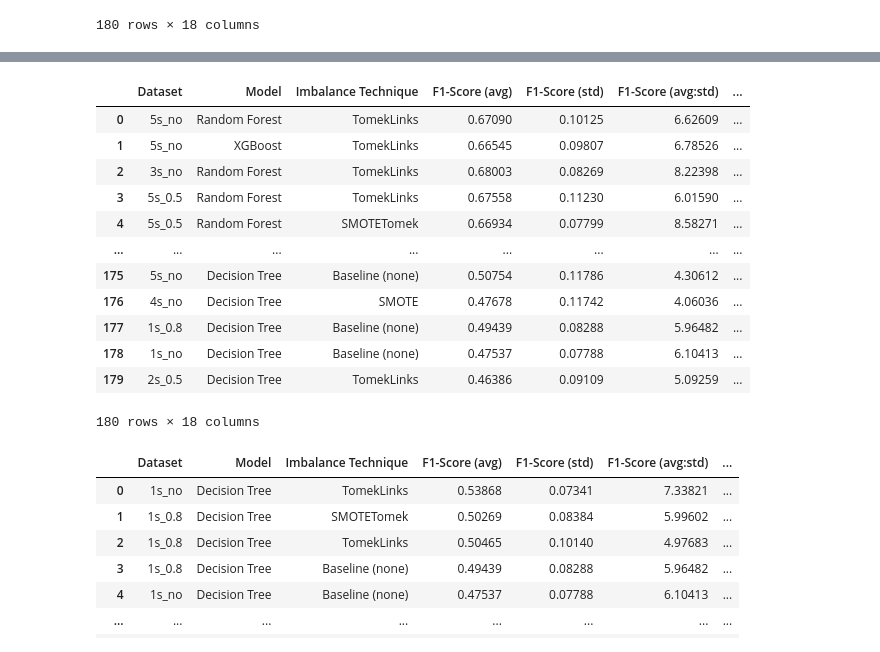
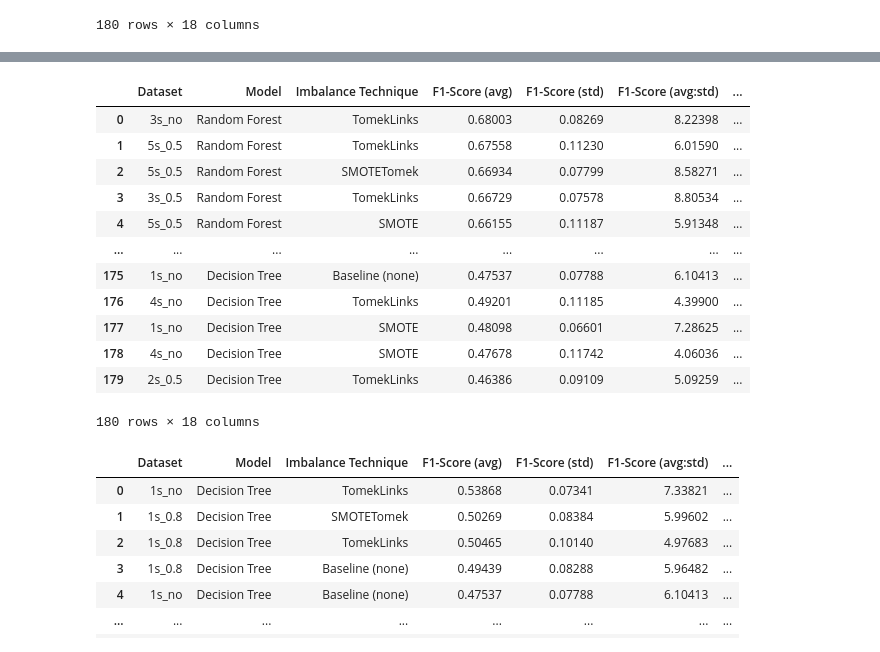
Before and after one commit to edumabagraham/uropatch-data-analysis, a Jupyter notebook: select_top_dataset.ipynb, the cells around one changed output, grey strips where cells are left out. Saved outputs shown, nothing was run; the diff lists cells and outputs as text; code cells hidden in the pictures.

```diff
--- a/select_top_dataset.ipynb
+++ b/select_top_dataset.ipynb
@@ -135,19 +135,19 @@ df.to_csv('/home/edumaba/Public/MPhil_Thesis/Code/uropatch-data-analysis/imb_fil
 # %%
 # Sort in descending order based on 'Recall Void (avg:std)'
-df_sorted = df.sort_values(by='Recall (avg)', ascending=False).reset_index(drop=True)
+df_sorted = df.sort_values(by='Macro F1 (avg)', ascending=False).reset_index(drop=True)
 df_sorted
 # %% [output]
 |  | Dataset | Model | Imbalance Technique | F1-Score (avg) | F1-Score (std) | F1-Score (avg:std) | ... |
-| 0 | 5s_no | Random Forest | TomekLinks | 0.67090 | 0.10125 | 6.62609 | ... |
-| 1 | 5s_no | XGBoost | TomekLinks | 0.66545 | 0.09807 | 6.78526 | ... |
-| 2 | 3s_no | Random Forest | TomekLinks | 0.68003 | 0.08269 | 8.22398 | ... |
-| 3 | 5s_0.5 | Random Forest | TomekLinks | 0.67558 | 0.11230 | 6.01590 | ... |
-| 4 | 5s_0.5 | Random Forest | SMOTETomek | 0.66934 | 0.07799 | 8.58271 | ... |
+| 0 | 3s_no | Random Forest | TomekLinks | 0.68003 | 0.08269 | 8.22398 | ... |
+| 1 | 5s_0.5 | Random Forest | TomekLinks | 0.67558 | 0.11230 | 6.01590 | ... |
+| 2 | 5s_0.5 | Random Forest | SMOTETomek | 0.66934 | 0.07799 | 8.58271 | ... |
+| 3 | 3s_0.5 | Random Forest | TomekLinks | 0.66729 | 0.07578 | 8.80534 | ... |
+| 4 | 5s_0.5 | Random Forest | SMOTE | 0.66155 | 0.11187 | 5.91348 | ... |
 | ... | ... | ... | ... | ... | ... | ... | ... |
-| 175 | 5s_no | Decision Tree | Baseline (none) | 0.50754 | 0.11786 | 4.30612 | ... |
-| 176 | 4s_no | Decision Tree | SMOTE | 0.47678 | 0.11742 | 4.06036 | ... |
-| 177 | 1s_0.8 | Decision Tree | Baseline (none) | 0.49439 | 0.08288 | 5.96482 | ... |
-| 178 | 1s_no | Decision Tree | Baseline (none) | 0.47537 | 0.07788 | 6.10413 | ... |
+| 175 | 1s_no | Decision Tree | Baseline (none) | 0.47537 | 0.07788 | 6.10413 | ... |
+| 176 | 4s_no | Decision Tree | TomekLinks | 0.49201 | 0.11185 | 4.39900 | ... |
+| 177 | 1s_no | Decision Tree | SMOTE | 0.48098 | 0.06601 | 7.28625 | ... |
+| 178 | 4s_no | Decision Tree | SMOTE | 0.47678 | 0.11742 | 4.06036 | ... |
 | 179 | 2s_0.5 | Decision Tree | TomekLinks | 0.46386 | 0.09109 | 5.09259 | ... |
 180 rows × 18 columns
 # %%
```
Also changed, not shown: parts of 4 cells of this notebook, 2 other files.
